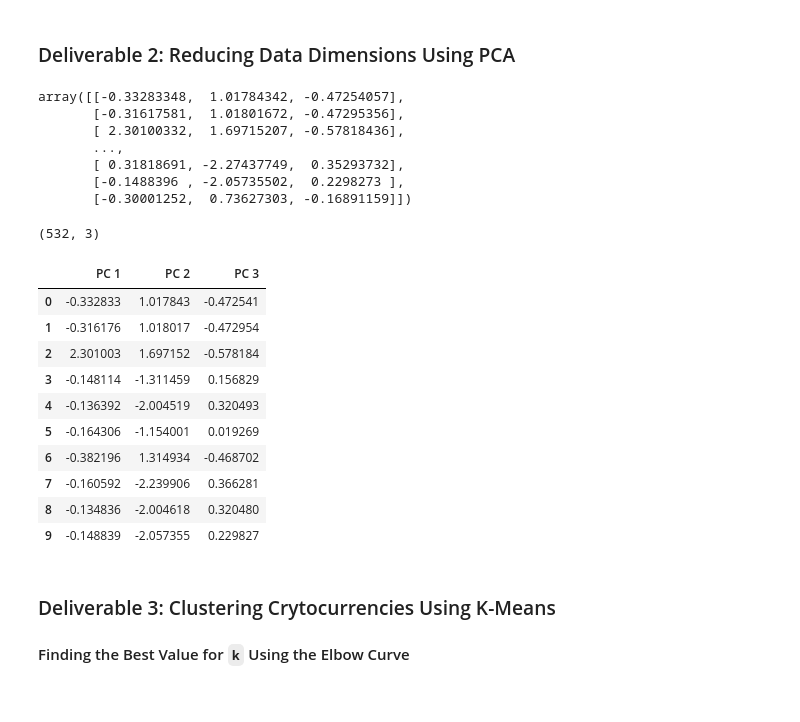
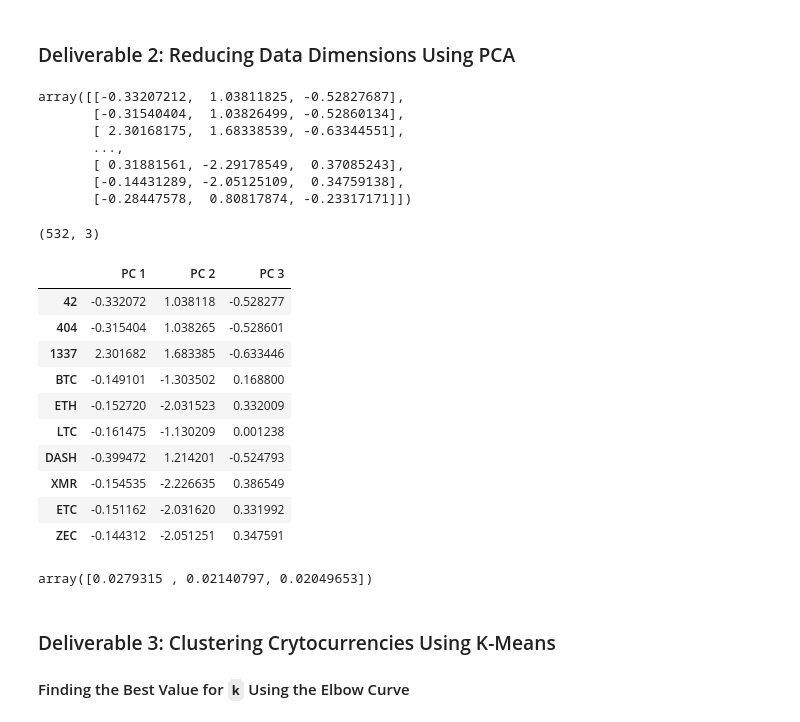
Before and after one commit to midwestbotanist/Cryptocurrencies, a Jupyter notebook: crypto_clustering.ipynb, the cells around one changed output. Cells and saved outputs as stored; diff of their text form; code cells hidden in the pictures.

```diff
--- a/crypto_clustering.ipynb
+++ b/crypto_clustering.ipynb
@@ -140,10 +122,10 @@ crypto_names_only.head(10)
 | ZEC | ZCash |
 # %%
 # Drop the 'CoinName' column since it's not going to be used on the clustering algorithm.
-drop_CoinName = mined_crypto.copy()
-drop_CoinName.drop(columns=["CoinName"], inplace=True)
-print(drop_CoinName.shape)
-drop_CoinName.head(10)
+crypto_df = crypto_df.copy()
+crypto_df.drop(columns=["CoinName"], inplace=True)
+print(crypto_df.shape)
+crypto_df.head(10)
 # %% [output]
 (532, 4)
 |  | Algorithm | ProofType | TotalCoinsMined | TotalCoinSupply |
@@ -159,7 +141,7 @@ drop_CoinName.head(10)
 | ZEC | Equihash | PoW | 7.383056e+06 | 21000000 |
 # %%
 # Use get_dummies() to create variables for text features.
-X = pd.get_dummies(drop_CoinName, columns=["Algorithm", "ProofType"])
+X = pd.get_dummies(crypto_df, columns=["Algorithm", "ProofType"])
 print(X.shape)
 
 X.head(10)
@@ -179,8 +161,8 @@ X.head(10)
 10 rows × 98 columns
 # %%
 # Standardize the data with StandardScaler().
-crypto_standard = StandardScaler().fit_transform(X)
-crypto_standard[0:5]
+crypto_scaled = StandardScaler().fit_transform(X)
+crypto_scaled[0:5]
 # %% [output]
 array([[-0.11710817, -0.1528703 , -0.0433963 , -0.0433963 , -0.0433963 ,
         -0.06142951, -0.07530656, -0.0433963 , -0.06142951, -0.06142951,
@@ -206,37 +188,42 @@ array([[-0.11710817, -0.1528703 , -0.0433963 , -0.0433963 , -0.0433963 ,
 pca = PCA(n_components=3)
 # %%
 # Using PCA to reduce dimension to three principal components.
-crypto_pca = pca.fit_transform(crypto_standard)
+crypto_pca = pca.fit_transform(crypto_scaled)
 crypto_pca
 # %% [output]
-array([[-0.33283348,  1.01784342, -0.47254057],
-       [-0.31617581,  1.01801672, -0.47295356],
-       [ 2.30100332,  1.69715207, -0.57818436],
+array([[-0.33207212,  1.03811825, -0.52827687],
+       [-0.31540404,  1.03826499, -0.52860134],
+       [ 2.30168175,  1.68338539, -0.63344551],
        ...,
-       [ 0.31818691, -2.27437749,  0.35293732],
-       [-0.1488396 , -2.05735502,  0.2298273 ],
-       [-0.30001252,  0.73627303, -0.16891159]])
+       [ 0.31881561, -2.29178549,  0.37085243],
+       [-0.14431289, -2.05125109,  0.34759138],
+       [-0.28447578,  0.80817874, -0.23317171]])
 # %%
 # Create a DataFrame with the three principal components.
-df_crypto_pca = pd.DataFrame(
-    data = crypto_pca, columns=["PC 1", "PC 2", "PC 3"]
+pca_df = pd.DataFrame(
+    data = crypto_pca, columns=["PC 1", "PC 2", "PC 3"], index=crypto_df.index
 )
-print(df_crypto_pca.shape)
+print(pca_df.shape)
 
-df_crypto_pca.head(10)
+pca_df.head(10)
 # %% [output]
 (532, 3)
 |  | PC 1 | PC 2 | PC 3 |
-| 0 | -0.332833 | 1.017843 | -0.472541 |
-| 1 | -0.316176 | 1.018017 | -0.472954 |
-| 2 | 2.301003 | 1.697152 | -0.578184 |
-| 3 | -0.148114 | -1.311459 | 0.156829 |
-| 4 | -0.136392 | -2.004519 | 0.320493 |
-| 5 | -0.164306 | -1.154001 | 0.019269 |
-| 6 | -0.382196 | 1.314934 | -0.468702 |
-| 7 | -0.160592 | -2.239906 | 0.366281 |
-| 8 | -0.134836 | -2.004618 | 0.320480 |
-| 9 | -0.148839 | -2.057355 | 0.229827 |
+| 42 | -0.332072 | 1.038118 | -0.528277 |
+| 404 | -0.315404 | 1.038265 | -0.528601 |
+| 1337 | 2.301682 | 1.683385 | -0.633446 |
+| BTC | -0.149101 | -1.303502 | 0.168800 |
+| ETH | -0.152720 | -2.031523 | 0.332009 |
+| LTC | -0.161475 | -1.130209 | 0.001238 |
+| DASH | -0.399472 | 1.214201 | -0.524793 |
+| XMR | -0.154535 | -2.226635 | 0.386549 |
+| ETC | -0.151162 | -2.031620 | 0.331992 |
+| ZEC | -0.144312 | -2.051251 | 0.347591 |
+# %%
+# Fetch the explained variance
+pca.explained_variance_ratio_
+# %% [output]
+array([0.0279315 , 0.02140797, 0.02049653])
 # %% [markdown]
 ### Deliverable 3: Clustering Crytocurrencies Using K-Means
 
```
Also changed, not shown: parts of 23 cells of this notebook.
